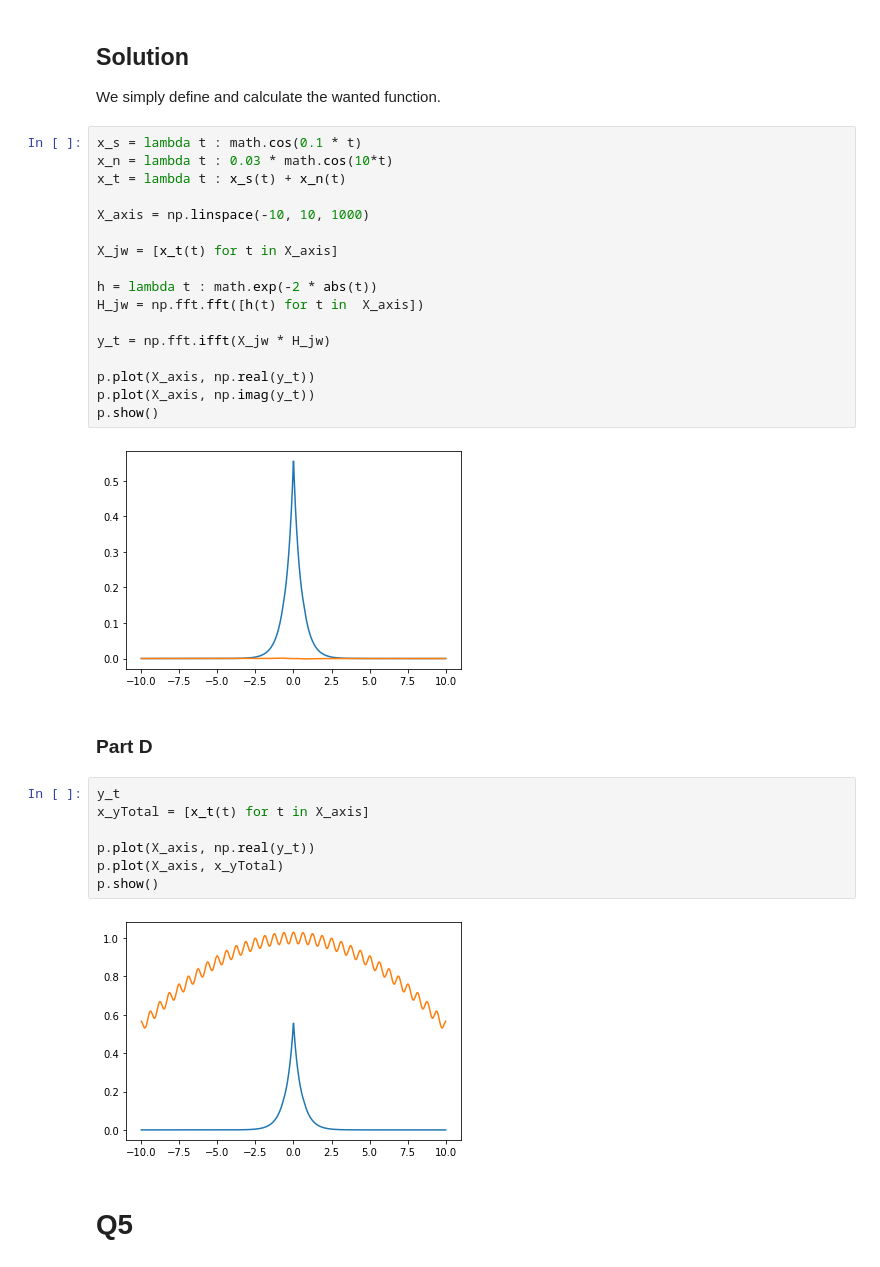
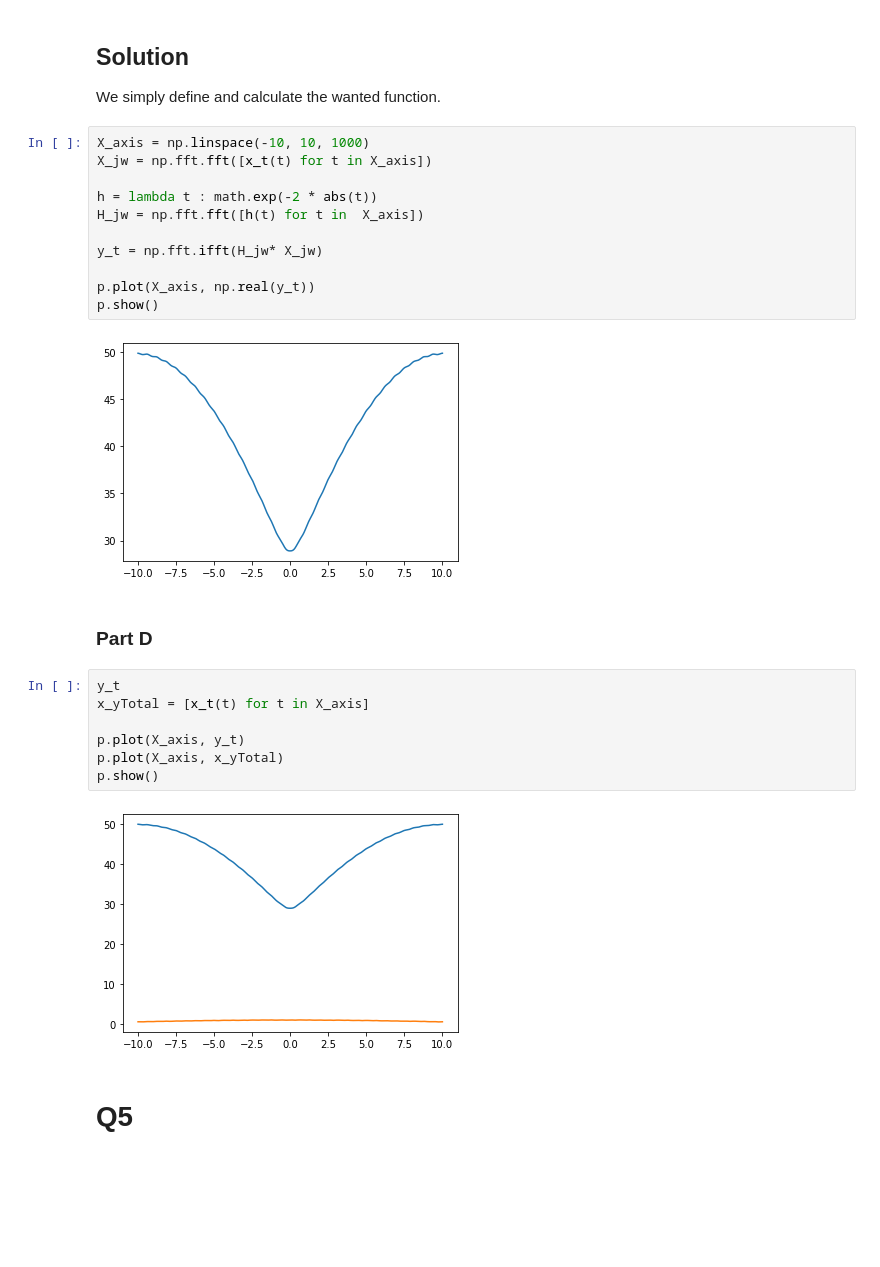
Before and after one commit to AmirHosein-Gharaati/Signals-and-Systems-Course-Project, a Jupyter notebook: SignalProject.ipynb, the cells around one changed output. Cells and saved outputs as stored; diff of their text form; blank space fills up the shorter version.

```diff
--- a/SignalProject.ipynb
+++ b/SignalProject.ipynb
@@ -167,35 +167,29 @@ p.show()
 
 We simply define and calculate the wanted function.
 # %%
-x_s = lambda t : math.cos(0.1 * t)
-x_n = lambda t : 0.03 * math.cos(10*t)
-x_t = lambda t : x_s(t) + x_n(t)
-
 X_axis = np.linspace(-10, 10, 1000)
-
-X_jw = [x_t(t) for t in X_axis]
+X_jw = np.fft.fft([x_t(t) for t in X_axis])
 
 h = lambda t : math.exp(-2 * abs(t))
 H_jw = np.fft.fft([h(t) for t in  X_axis])
 
-y_t = np.fft.ifft(X_jw * H_jw)
+y_t = np.fft.ifft(H_jw* X_jw)
 
 p.plot(X_axis, np.real(y_t))
-p.plot(X_axis, np.imag(y_t))
 p.show()
 # %% [output]
-[figure, old version]
+[figure, new version]
 # %% [markdown]
 ### Part D
 # %%
 y_t
 x_yTotal = [x_t(t) for t in X_axis]
 
-p.plot(X_axis, np.real(y_t))
+p.plot(X_axis, y_t)
 p.plot(X_axis, x_yTotal)
 p.show()
 # %% [output]
-[figure, old version]
+[figure, new version]
 # %% [markdown]
 # Q5
 # %% [markdown]
```
